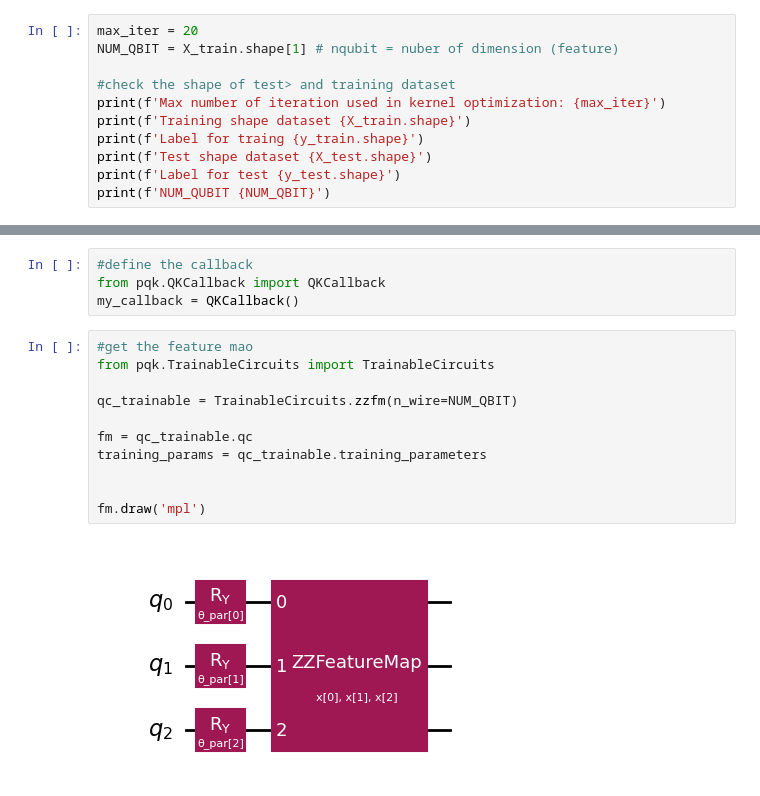
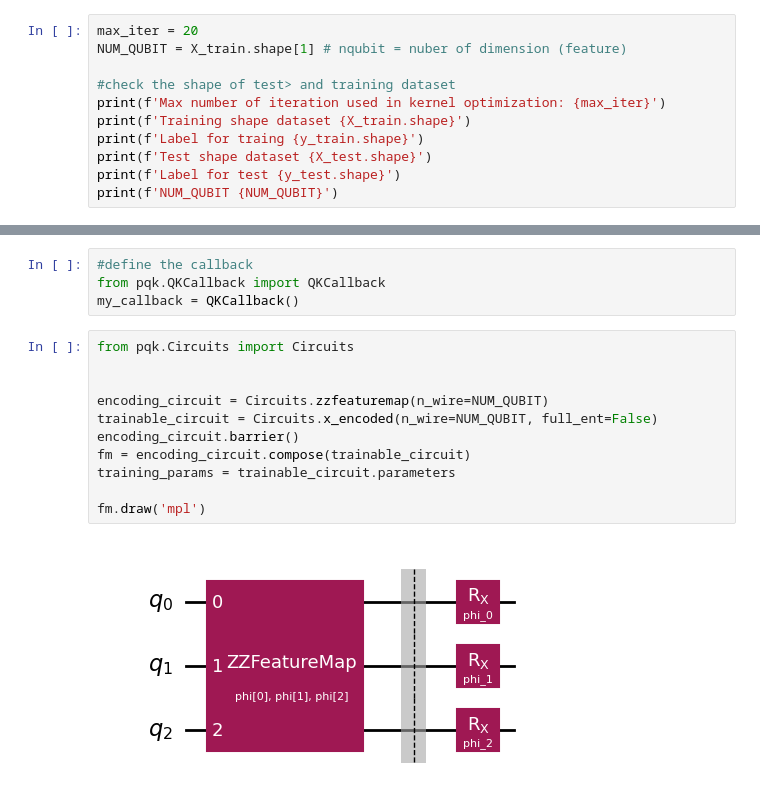
Before and after one commit to fdamore/QK, a Jupyter notebook: notebooks/data_adhoc.ipynb, the cells around one changed output, grey strips where cells are left out. Cells and saved outputs as stored; diff of their text form.

Commit message:
Removed Trainable Circuits from the stack.

```diff
--- a/notebooks/data_adhoc.ipynb
+++ b/notebooks/data_adhoc.ipynb
@@ -36,7 +36,7 @@ X_train, y_train, X_test, y_test, adhoc_total = ad_hoc_data(
 [figure]
 # %%
 max_iter = 20
-NUM_QBIT = X_train.shape[1] # nqubit = nuber of dimension (feature)
+NUM_QUBIT = X_train.shape[1] # nqubit = nuber of dimension (feature)
 
 #check the shape of test> and training dataset
 print(f'Max number of iteration used in kernel optimization: {max_iter}')
@@ -44,7 +44,7 @@ print(f'Training shape dataset {X_train.shape}')
 print(f'Label for traing {y_train.shape}')
 print(f'Test shape dataset {X_test.shape}')
 print(f'Label for test {y_test.shape}')
-print(f'NUM_QUBIT {NUM_QBIT}')
+print(f'NUM_QUBIT {NUM_QUBIT}')
 # %% [output]
 Max number of iteration used in kernel optimization: 20
 Training shape dataset (60, 3)
@@ -56,19 +56,19 @@ NUM_QUBIT 3
 #define the callback
 from pqk.QKCallback import QKCallback
 my_callback = QKCallback()
-# %%
-#get the feature mao
-from pqk.TrainableCircuits import TrainableCircuits
-
-qc_trainable = TrainableCircuits.zzfm(n_wire=NUM_QBIT)
-
-fm = qc_trainable.qc
-training_params = qc_trainable.training_parameters
-
-
-fm.draw('mpl')
-# %% [output]
-[figure, removed]
+# %%
+from pqk.Circuits import Circuits
+
+
+encoding_circuit = Circuits.zzfeaturemap(n_wire=NUM_QUBIT)
+trainable_circuit = Circuits.x_encoded(n_wire=NUM_QUBIT, full_ent=False)
+encoding_circuit.barrier()
+fm = encoding_circuit.compose(trainable_circuit)
+training_params = trainable_circuit.parameters
+
+fm.draw('mpl')
+# %% [output]
+[figure, added]
 # %%
 #define the trainable kernel
 from pqk.CKernels import CKernels
```
Also changed, not shown: parts of 4 cells of this notebook, 7 other files.
